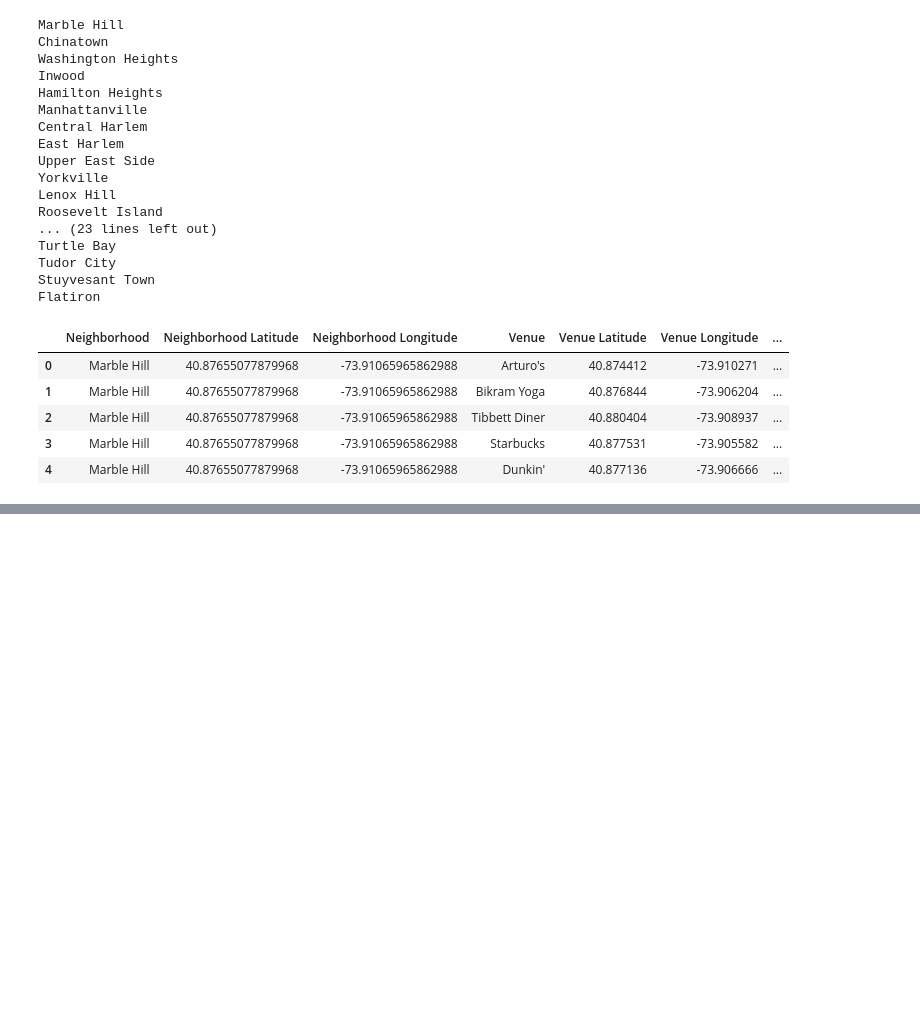
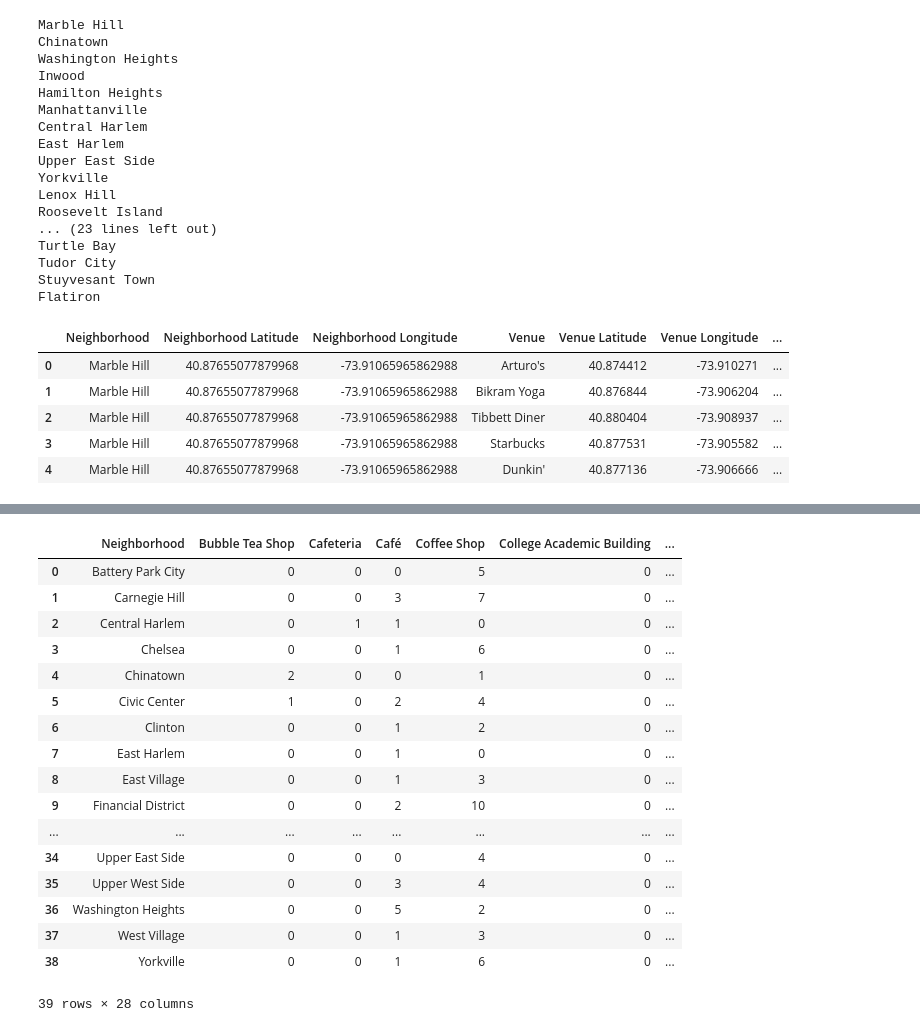
Before and after one commit to pmukher/Coursera_Capstone, a Jupyter notebook: NewYork_Coffee_Shops_Location_Explorer.ipynb, the cells around one changed output, grey strips where cells are left out. Cells and saved outputs as stored; diff of their text form; code cells hidden in the pictures; blank space fills up the shorter version.

```diff
--- a/NewYork_Coffee_Shops_Location_Explorer.ipynb
+++ b/NewYork_Coffee_Shops_Location_Explorer.ipynb
@@ -185,2 +182,14 @@ relevant_categories = ['Office', 'College Bookstore', 'Cafeteria', 'School', 'Co
+# %%
+#Filerring out the relevant categories
+relevant_categories = ['Pet Café', 'College Theater', 'Gym / Fitness Center', 'Gym / Fitness Center',
+                       'Cooking School', 'Tourist Information Center', 'Tourist Information Center', 'Music School',
+                       'Cultural Center', 'Cultural Center', 'Community Center', 'Community Center',
+                       'Weight Loss Center', 'Weight Loss Center', 'Café', 'Tea Room', 'School',
+                       'College Academic Building', 'College Academic Building', 'Cafeteria', 'Garden Center',
+                       'Garden Center', 'Bubble Tea Shop', 'Coffee Shop', 'High School', 'College Bookstore',
+                       'Recreation Center', 'Recreation Center', 'Paper / Office Supplies Store',
+                       "Doctor's Office", 'College Arts Building', 'Office', 'College Cafeteria',
+                       'College Cafeteria', 'Medical Center',
+                       'Medical Center', 'Spiritual Center', 'Spiritual Center' ]
 # %%
 manhattan_venues = manhattan_venues[manhattan_venues['Venue Category'].isin(relevant_categories)]
@@ -189,0 +225,22 @@ pandas.core.frame.DataFrame
+# %%
+manhattan_grouped = manhattan_onehot.groupby('Neighborhood').sum().reset_index()
+manhattan_grouped
+# %% [output]
+|  | Neighborhood | Bubble Tea Shop | Cafeteria | Café | Coffee Shop | College Academic Building | ... |
+| 0 | Battery Park City | 0 | 0 | 0 | 5 | 0 | ... |
+| 1 | Carnegie Hill | 0 | 0 | 3 | 7 | 0 | ... |
+| 2 | Central Harlem | 0 | 1 | 1 | 0 | 0 | ... |
+| 3 | Chelsea | 0 | 0 | 1 | 6 | 0 | ... |
+| 4 | Chinatown | 2 | 0 | 0 | 1 | 0 | ... |
+| 5 | Civic Center | 1 | 0 | 2 | 4 | 0 | ... |
+| 6 | Clinton | 0 | 0 | 1 | 2 | 0 | ... |
+| 7 | East Harlem | 0 | 0 | 1 | 0 | 0 | ... |
+| 8 | East Village | 0 | 0 | 1 | 3 | 0 | ... |
+| 9 | Financial District | 0 | 0 | 2 | 10 | 0 | ... |
+| ... | ... | ... | ... | ... | ... | ... | ... |
+| 34 | Upper East Side | 0 | 0 | 0 | 4 | 0 | ... |
+| 35 | Upper West Side | 0 | 0 | 3 | 4 | 0 | ... |
+| 36 | Washington Heights | 0 | 0 | 5 | 2 | 0 | ... |
+| 37 | West Village | 0 | 0 | 1 | 3 | 0 | ... |
+| 38 | Yorkville | 0 | 0 | 1 | 6 | 0 | ... |
+39 rows × 28 columns
```
Also changed, not shown: parts of 10 cells of this notebook.
